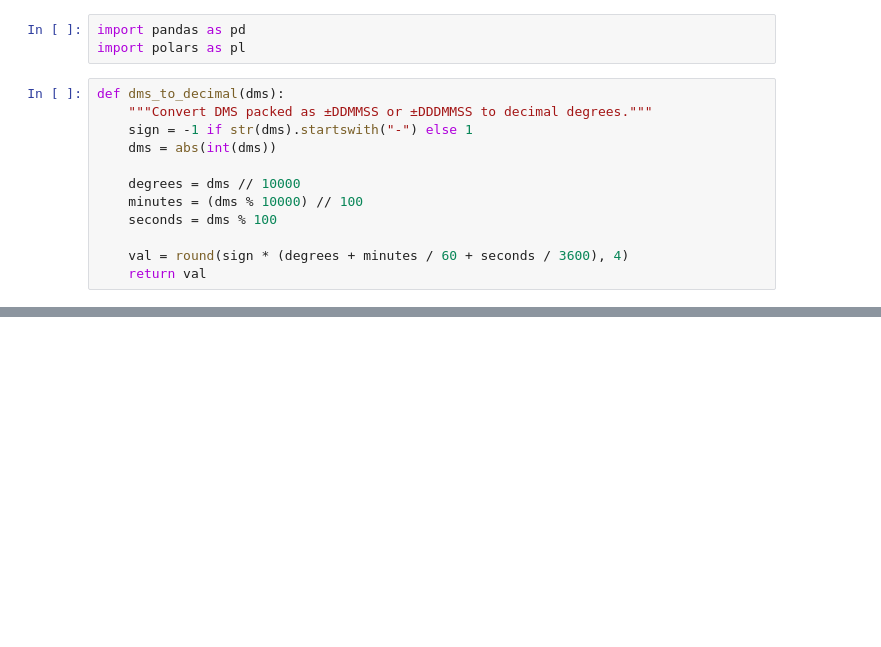
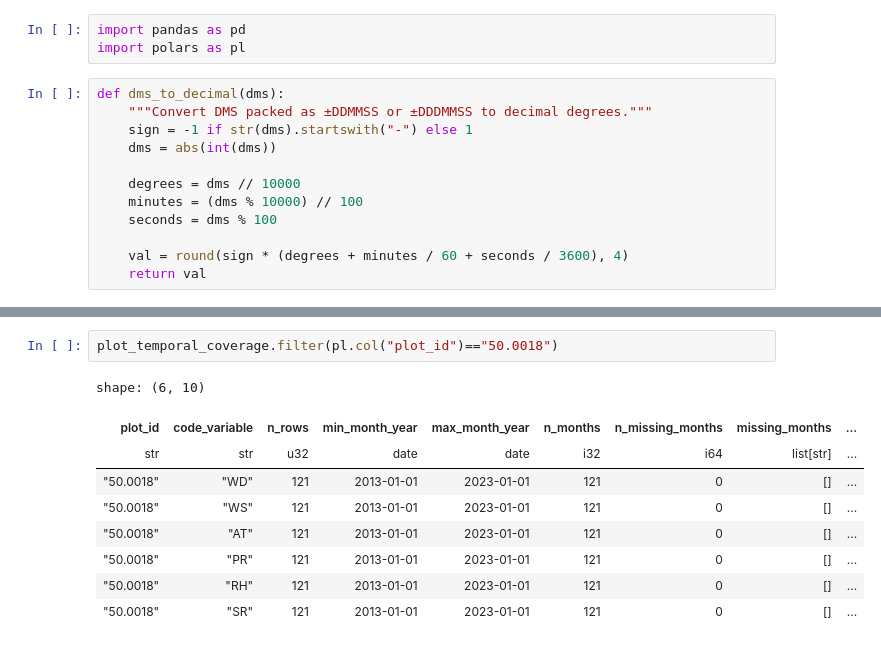
Before and after one commit to simlab-vs/TrunX, a Jupyter notebook: notebooks/icp_weather_data.ipynb, the cells around one changed output, grey strips where cells are left out. Drawn from its saved outputs; the diff is of its cells as text; blank space fills up the shorter version.

```diff
--- a/notebooks/icp_weather_data.ipynb
+++ b/notebooks/icp_weather_data.ipynb
@@ -409,0 +547,12 @@ weather_df
+# %%
+plot_temporal_coverage.filter(pl.col("plot_id")=="50.0018")
+# %% [output]
+shape: (6, 10)
+| plot_id | code_variable | n_rows | min_month_year | max_month_year | n_months | n_missing_months | missing_months | ... |
+| str | str | u32 | date | date | i32 | i64 | list[str] | ... |
+| "50.0018" | "WD" | 121 | 2013-01-01 | 2023-01-01 | 121 | 0 | [] | ... |
+| "50.0018" | "WS" | 121 | 2013-01-01 | 2023-01-01 | 121 | 0 | [] | ... |
+| "50.0018" | "AT" | 121 | 2013-01-01 | 2023-01-01 | 121 | 0 | [] | ... |
+| "50.0018" | "PR" | 121 | 2013-01-01 | 2023-01-01 | 121 | 0 | [] | ... |
+| "50.0018" | "RH" | 121 | 2013-01-01 | 2023-01-01 | 121 | 0 | [] | ... |
+| "50.0018" | "SR" | 121 | 2013-01-01 | 2023-01-01 | 121 | 0 | [] | ... |
```
Also changed, not shown: parts of 15 cells of this notebook, 7 other files.
